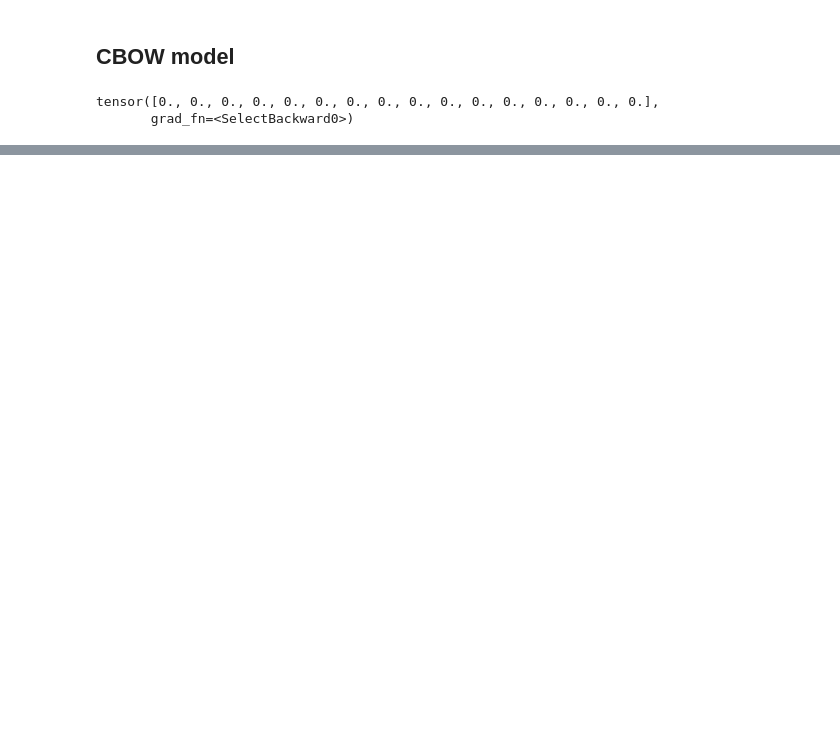
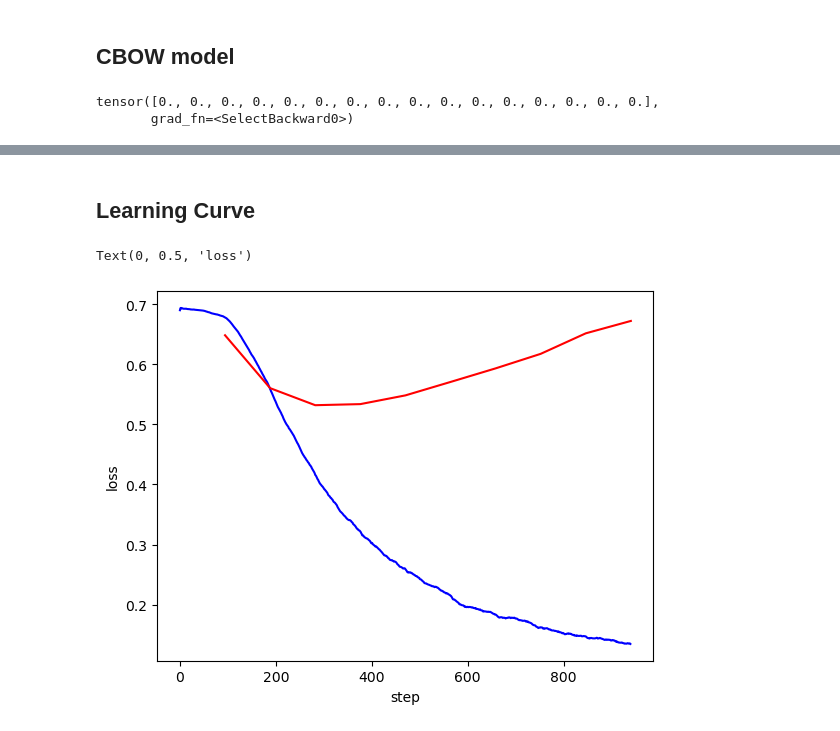
Before and after one commit to sngsuNoh/NLP_short, a Jupyter notebook: CBOW_text_classification.ipynb, the cells around one changed output, grey strips where cells are left out. Cells and saved outputs as stored; diff of their text form; code cells hidden in the pictures; blank space fills up the shorter version.

Commit message:
Learning Curve

```diff
--- a/CBOW_text_classification.ipynb
+++ b/CBOW_text_classification.ipynb
@@ -331,0 +334,5 @@ tensor([0., 0., 0., 0., 0., 0., 0., 0., 0., 0., 0., 0., 0., 0., 0., 0.],
+# %%
+use_cuda = True and torch.cuda.is_available()
+
+if use_cuda:
+    model.cuda()
@@ -331,0 +343,3 @@ tensor([0., 0., 0., 0., 0., 0., 0., 0., 0., 0., 0., 0., 0., 0., 0., 0.],
+# %%
+optimizer = optim.Adam(params=model.parameters(), lr=0.01)
+calc_loss = nn.CrossEntropyLoss()
@@ -331,0 +432,27 @@ tensor([0., 0., 0., 0., 0., 0., 0., 0., 0., 0., 0., 0., 0., 0., 0., 0.],
+# %% [markdown]
+## Learning Curve
+# %%
+def calc_moving_average(arr, win_size=100):
+    new_arr = []
+    win = []
+
+    for i, val in enumerate(arr):
+        win.append(val)
+        if len(win) > win_size:
+            win.pop(0)
+
+        new_arr.append(np.mean(win))
+
+    return np.array(new_arr)
+# %%
+valid_loss_hist = np.array(valid_loss_hist)
+train_loss_hist = np.array(train_loss_hist)
+
+plt.Figure(figsize=(12, 8))
+plt.plot(train_loss_hist[:, 0], calc_moving_average(train_loss_hist[:, 1]), color='blue')
+plt.plot(valid_loss_hist[:, 0], valid_loss_hist[:, 1], color='red')
+plt.xlabel('step')
+plt.ylabel('loss')
+# %% [output]
+Text(0, 0.5, 'loss')
+[figure, added]
```
Also changed, not shown: parts of 9 cells of this notebook.
